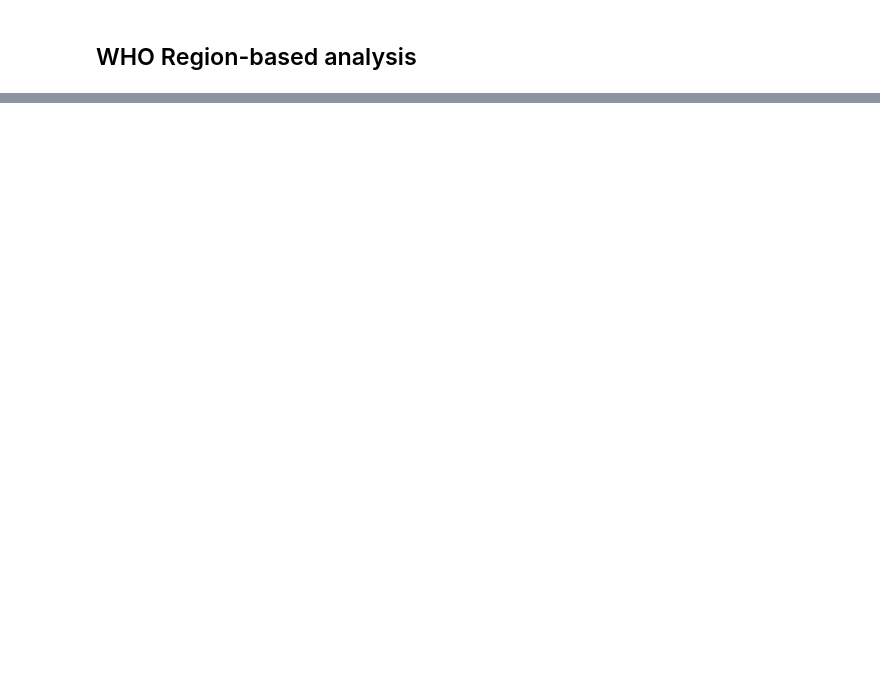
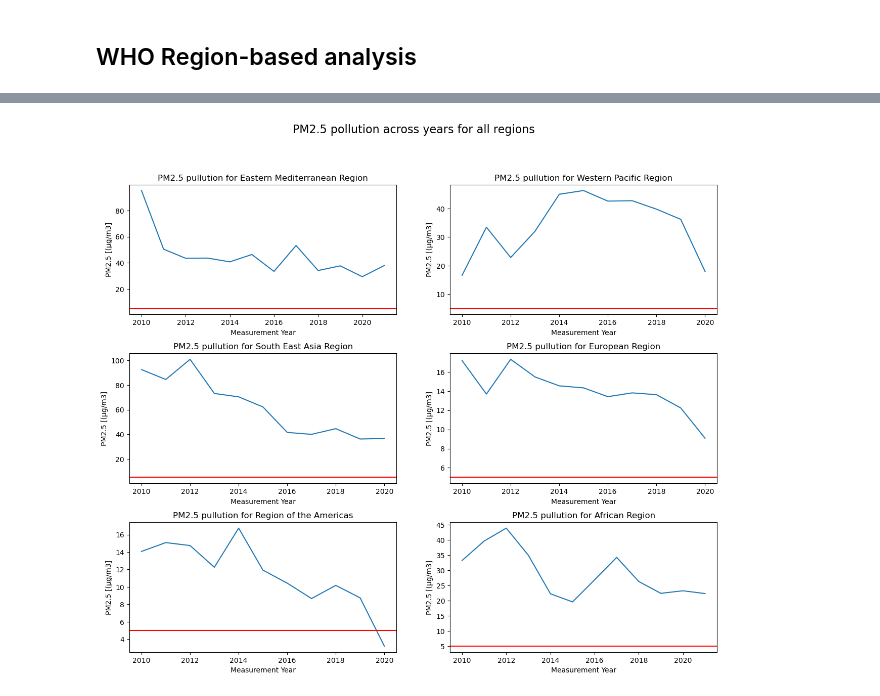
Before and after one commit to adis92202/EDA_Project, a Jupyter notebook: notebooks/analysis.ipynb, the cells around one changed output, grey strips where cells are left out. Drawn from its saved outputs; the diff is of its cells as text; code cells hidden in the pictures; blank space fills up the shorter version.

```diff
--- a/notebooks/analysis.ipynb
+++ b/notebooks/analysis.ipynb
@@ -159,0 +273,6 @@ len(data["WHO Country Name"].unique())
+# %%
+for r in data_dummies["WHO Region"].unique():
+    print(f"\n{r}:")
+    for c in corr_cols:
+        temp_df = data_dummies.dropna(subset=c)
+        print(f"{r} vs {c}: {stats.pointbiserialr(temp_df[r], temp_df[c])}")
@@ -159,0 +329,30 @@ len(data["WHO Country Name"].unique())
+# %%
+i = 0
+j = 0
+
+fig, ax = plt.subplots(3, 2, figsize=(15, 12))
+
+for r in data["WHO Region"].unique():
+
+    sub_grouped_df = grouped_df_pm25[
+        grouped_df_pm25.index.get_level_values("WHO Region").isin([r])
+    ]
+
+    sns.lineplot(
+        sub_grouped_df,
+        x="Measurement Year",
+        y=sub_grouped_df.values,
+        ax=ax[i, j],
+    )
+    ax[i, j].axhline(y=5, color="r")
+    ax[i, j].set(title=f"PM2.5 pullution for {r}", ylabel="PM2.5 [(μg/m3]")
+    i += 1
+    i %= 3
+    j += 1
+    j %= 2
+
+plt.suptitle("PM2.5 pollution across years for all regions", fontsize=16)
+plt.subplots_adjust(hspace=0.3)
+plt.show()
+# %% [output]
+[figure, added]
```
Also changed, not shown: parts of 81 cells of this notebook.
